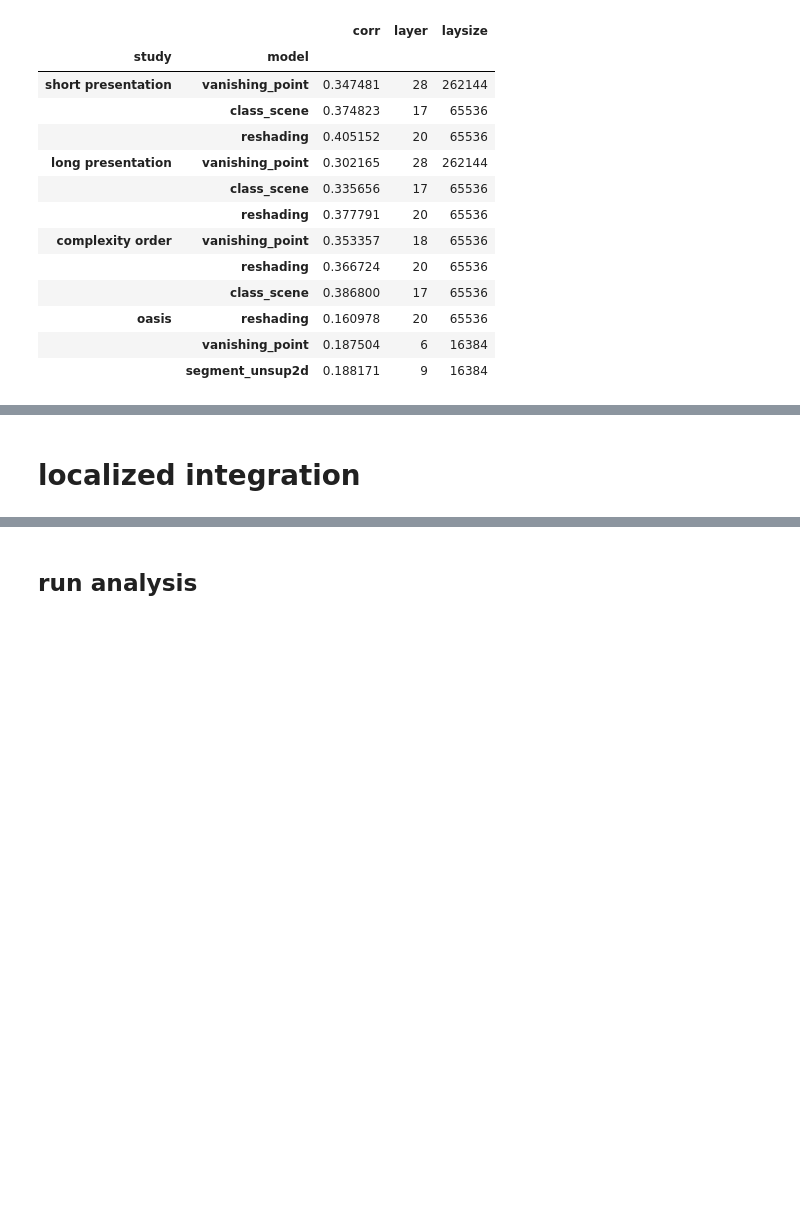
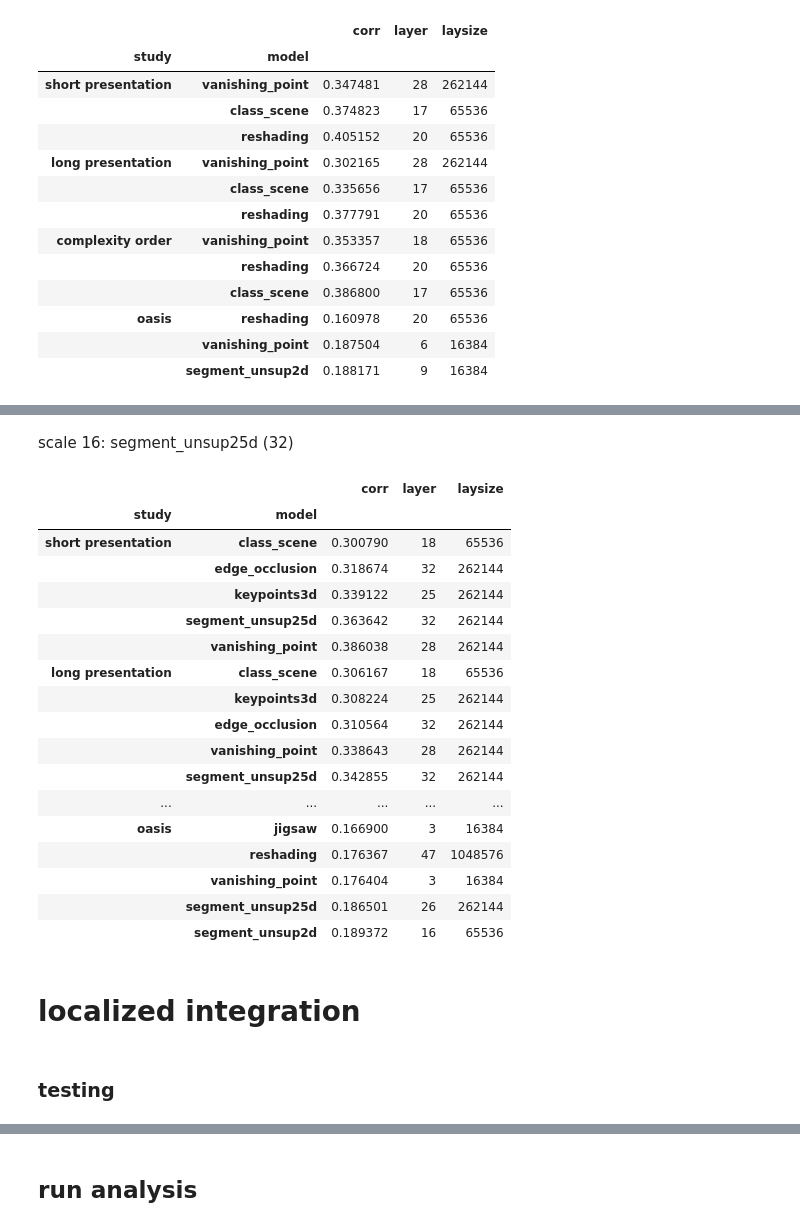
Before and after one commit to toniklenk/analysis-taskonomy, a Jupyter notebook: scripts/spatialintegration.ipynb, the cells around one changed output, grey strips where cells are left out. Cells and saved outputs as stored; diff of their text form; code cells hidden in the pictures; blank space fills up the shorter version.

```diff
--- a/scripts/spatialintegration.ipynb
+++ b/scripts/spatialintegration.ipynb
@@ -123,5 +168,32 @@ bestlayers.loc[("scale2", slice(None), slice(None))].groupby("study").apply(
+# %% [markdown]
+scale 16: segment_unsup25d (32)
+# %%
+bestlayers.loc[("scale16", slice(None), slice(None))].groupby("study").apply(
+    lambda df: df.sort_values("corr")
+).droplevel(0).loc[list(_studies)].groupby("study").tail(5)
+# %% [output]
+|  |  | corr | layer | laysize |
+| study | model |  |  |  |
+| short presentation | class_scene | 0.300790 | 18 | 65536 |
+|  | edge_occlusion | 0.318674 | 32 | 262144 |
+|  | keypoints3d | 0.339122 | 25 | 262144 |
+|  | segment_unsup25d | 0.363642 | 32 | 262144 |
+|  | vanishing_point | 0.386038 | 28 | 262144 |
+| long presentation | class_scene | 0.306167 | 18 | 65536 |
+|  | keypoints3d | 0.308224 | 25 | 262144 |
+|  | edge_occlusion | 0.310564 | 32 | 262144 |
+|  | vanishing_point | 0.338643 | 28 | 262144 |
+|  | segment_unsup25d | 0.342855 | 32 | 262144 |
+| ... | ... | ... | ... | ... |
+| oasis | jigsaw | 0.166900 | 3 | 16384 |
+|  | reshading | 0.176367 | 47 | 1048576 |
+|  | vanishing_point | 0.176404 | 3 | 16384 |
+|  | segment_unsup25d | 0.186501 | 26 | 262144 |
+|  | segment_unsup2d | 0.189372 | 16 | 65536 |
 # %% [markdown]
 # localized integration
+# %% [markdown]
+### testing
 # %%
 # example study, scale
 st = "short presentation"
```
Also changed, not shown: parts of 42 cells of this notebook, 10 other files.
